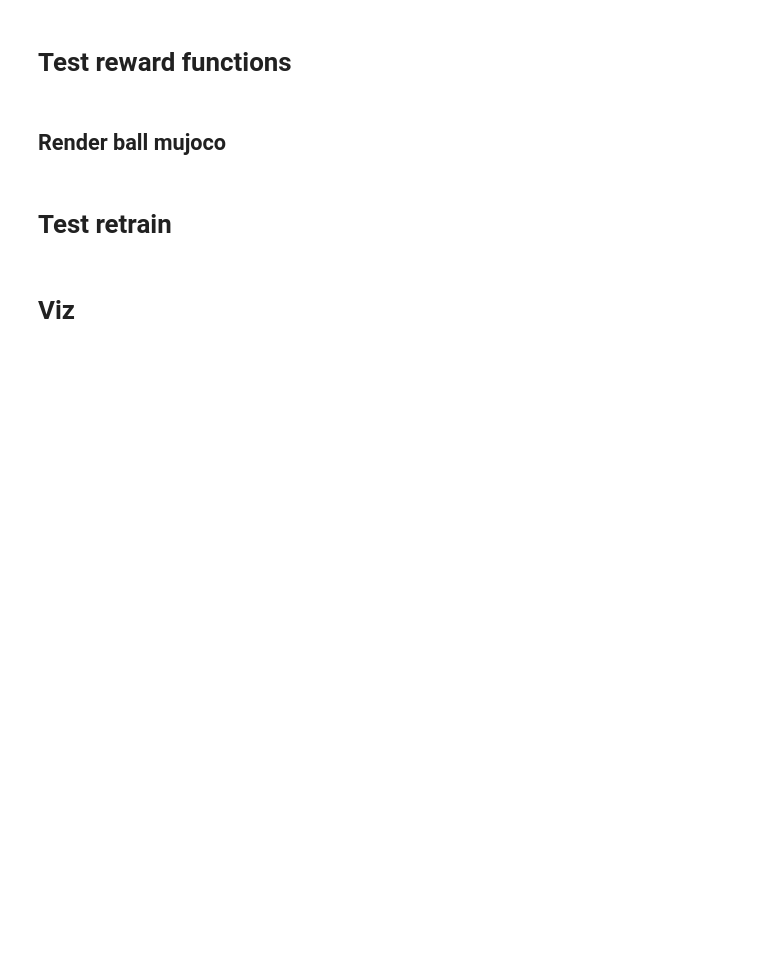
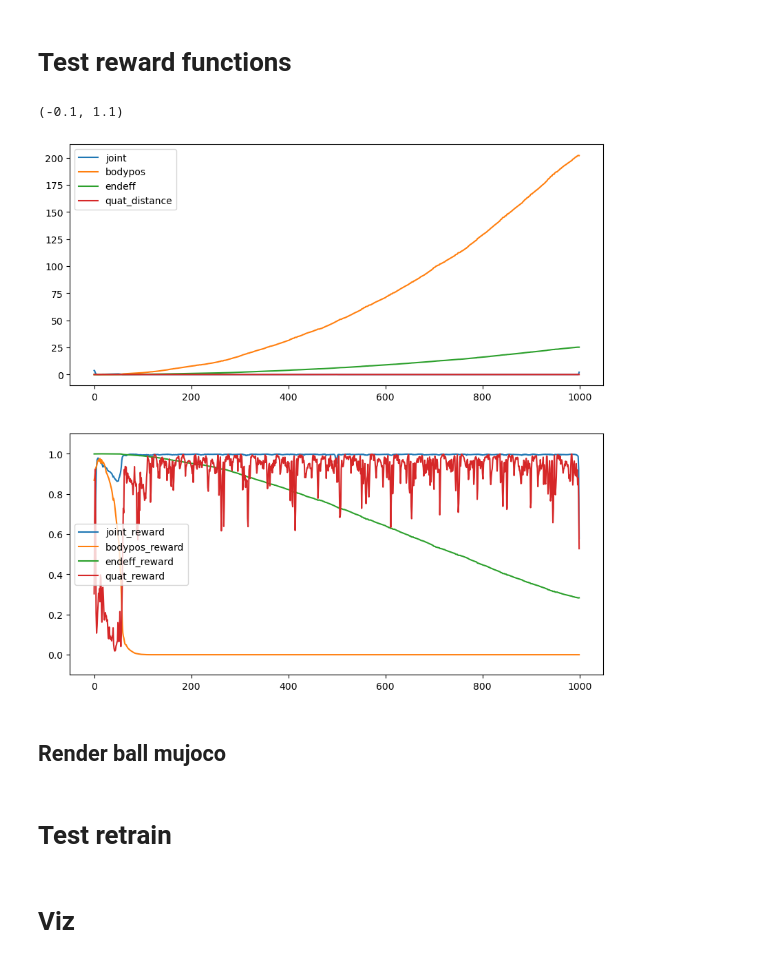
Before and after one commit to charles-zhng/Brax-Tracking, a Jupyter notebook: Env_Testing_Fly01.ipynb, the cells around one changed output. Saved outputs shown, nothing was run; the diff lists cells and outputs as text; code cells hidden in the pictures; blank space fills up the shorter version.

```diff
--- a/Env_Testing_Fly01.ipynb
+++ b/Env_Testing_Fly01.ipynb
@@ -173,10 +208,7 @@ from orbax import checkpoint as ocp
 from flax.training import orbax_utils
 import optax
 # %%
-# model_path = Path('/data/users/eabe/biomech_model/Flybody/RL_Flybody/ckpt/run_id=21390629/ckpt/21390629')
-# model_path = Path('/data/users/eabe/biomech_model/Flybody/RL_Flybody/ckpt/run_id=21377073/ckpt/21377073')
-# model_path = Path('/data/users/eabe/biomech_model/Flybody/RL_Flybody/ckpt/run_id=21356039/ckpt/21356039')
-model_path = Path('/data/users/eabe/biomech_model/Flybody/RL_Flybody/ckpt/run_id=21402781/ckpt/21402781')
+model_path = Path(cfg.paths.ckpt_dir/f"{run_id}")
 ##### Get all the checkpoint files #####
 ckpt_files = sorted([Path(f.path) for f in os.scandir(model_path) if f.is_dir()])
 max_ckpt = ckpt_files[-1].as_posix()
@@ -231,15 +271,17 @@ jit_inference_fn = jax.jit(make_inference_fn(policy_params, deterministic=True))
 # %%
-
-state.info['clip_idx'] = 0
-print(state.info['clip_idx'])
+rollout_data = {'clip{:02d}'.format(n): {} for n in range(env._n_clips)}
+# for n in range(env._n_clips):
+n = 0
 # reset_rng, act_rng = jax.random.split(policy_params_fn_key)
 rng = jax.random.PRNGKey(0)
 reset_rng, act_rng = jax.random.split(rng)
 state = jit_reset(reset_rng)
+state.info['clip_idx'] = n
+print(state.info['clip_idx'])
 
 rollout = [state]
 # rollout_len = env_args["clip_length"]*int(rollout_env._steps_for_cur_frame)
-rollout_len = 1000
+rollout_len = env._clip_length
 ctrl_all = []
 for i in range(rollout_len):
     _, act_rng = jax.random.split(act_rng)
@@ -249,3 +291,7 @@ for i in range(rollout_len):
     ctrl_all.append(ctrl.copy())
     rollout.append(state)
 rollout2 = [state.pipeline_state for state in rollout]
+rollout_data['clip{:02d}'.format(n)]['qposes'] = jp.stack([state.qpos for state in rollout2])
+rollout_data['clip{:02d}'.format(n)]['qvels'] = jp.stack([state.qvel for state in rollout2])
+rollout_data['clip{:02d}'.format(n)]['ctrl'] = jp.stack(ctrl_all)
+# rollout_data['clip{:02d}'.format(n)]['sensordata'] = jp.stack([state.sensordata for state in rollout2])
@@ -438,34 +436,34 @@ _pos_scaling = 400.0
 _joint_scaling = 0.25
 _angvel_scaling = 0.5
 _bodypos_scaling = 4.0
-_endeff_scaling = 10.0
+_endeff_scaling = 0.05
 _quat_scaling = 500.0
+clip_idx=0
+rewards = {'pos':[],'joint':[], 'angvel':[], 'bodypos':[], 'endeff':[],'pos_reward':[], 'joint_reward':[], 'angvel_reward':[], 'bodypos_reward':[], 'endeff_reward':[], 'quat_distance':[], 'quat_reward':[]}
+for cur_frame in range (1000):
+    data= rollout[cur_frame].pipeline_state
 
-rewards = {'pos':[],'joint':[], 'angvel':[], 'bodypos':[], 'endeff':[],'pos_reward':[], 'joint_reward':[], 'angvel_reward':[], 'bodypos_reward':[], 'endeff_reward':[], 'quat_distance':[], 'quat_reward':[]}
-for cur_frame in range (100):
-    data= rollout[cur_frame]
-
-    quat_track = reference_clip.position[cur_frame]
+    quat_track = reference_clip.position[clip_idx,cur_frame]
     pos_distance = jp.sum((data.qpos[:3] - quat_track)**2)
     pos_reward = _pos_reward_weight * jp.exp(-_pos_scaling * pos_distance)
 
-    quat_track = reference_clip.quaternion[cur_frame]
+    quat_track = reference_clip.quaternion[clip_idx,cur_frame]
     quat_distance = jp.sum(_bounded_quat_dist(data.qpos[3:7], quat_track) ** 2)
     quat_reward = _quat_reward_weight * jp.exp(-_quat_scaling * quat_distance)
 
-    joint_track = reference_clip.joints[cur_frame]
+    joint_track = reference_clip.joints[clip_idx,cur_frame]
     joint_distance = jp.sum((data.qpos[7:] - joint_track) ** 2)
     joint_reward = _joint_reward_weight * jp.exp(-_joint_scaling * joint_distance)
 
-    angvel_track = reference_clip.angular_velocity[cur_frame]
+    angvel_track = reference_clip.angular_velocity[clip_idx,cur_frame]
     angvel_distance = jp.sum((data.qvel[3:6] - angvel_track) ** 2)
     angvel_reward = _angvel_reward_weight * jp.exp(-_angvel_scaling * angvel_distance)
 
-    bodypos_track = reference_clip.body_positions[cur_frame]
+    bodypos_track = reference_clip.body_positions[clip_idx,cur_frame]
     bodypos_distance = jp.sum((data.xpos[env._body_idxs]- bodypos_track[env._body_idxs]).flatten()** 2)
     bodypos_reward = _bodypos_reward_weight * jp.exp(-_bodypos_scaling* bodypos_distance)
 
-    endeff_track = reference_clip.body_positions[cur_frame]
+    endeff_track = reference_clip.body_positions[clip_idx,cur_frame]
     endeff_distance = jp.sum((data.xpos[env._endeff_idxs]- endeff_track[env._endeff_idxs]).flatten()** 2)
     endeff_reward = _endeff_reward_weight * jp.exp(-_endeff_scaling* endeff_distance)
 
@@ -486,24 +484,27 @@ for cur_frame in range (100):
 # %%
 
 fig, axs = plt.subplots(2,1, figsize=(10,10))
 ax = axs[0]
 # ax.plot(rewards['pos'], label='pos')
-# ax.plot(rewards['joint'], label='joint')
+ax.plot(rewards['joint'], label='joint')
 # ax.plot(rewards['angvel'], label='angvel')
 ax.plot(rewards['bodypos'], label='bodypos')
 ax.plot(rewards['endeff'], label='endeff')
 ax.plot(rewards['quat_distance'], label='quat_distance')
 ax.legend()
 
 ax = axs[1]
 # ax.plot(rewards['pos_reward'], label='pos_reward')
-# ax.plot(rewards['joint_reward'], label='joint_reward')
+ax.plot(rewards['joint_reward'], label='joint_reward')
 # ax.plot(rewards['angvel_reward'], label='angvel_reward')
 ax.plot(rewards['bodypos_reward'], label='bodypos_reward')
 ax.plot(rewards['endeff_reward'], label='endeff_reward')
 ax.plot(rewards['quat_reward'], label='quat_reward')
 ax.legend()
 ax.set_ylim(-.1,1.1)
+# %% [output]
+(-0.1, 1.1)
+[figure, added]
 # %%
 render_path = Path(cfg.dataset.rendering_mjcf).parent / 'fruitfly_force_pair.xml'
 # %%
```
Also changed, not shown: parts of 14 cells of this notebook, 1 other file.
